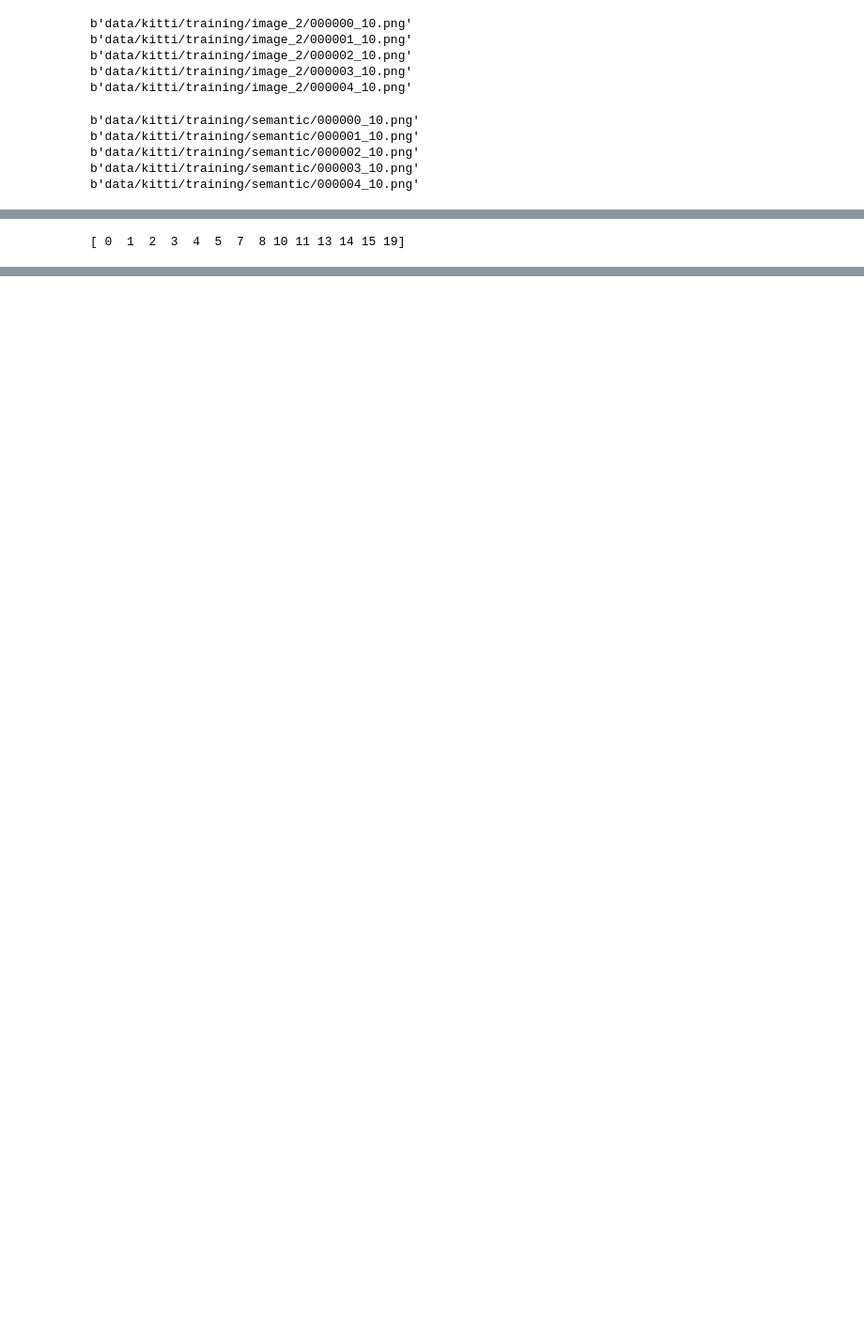
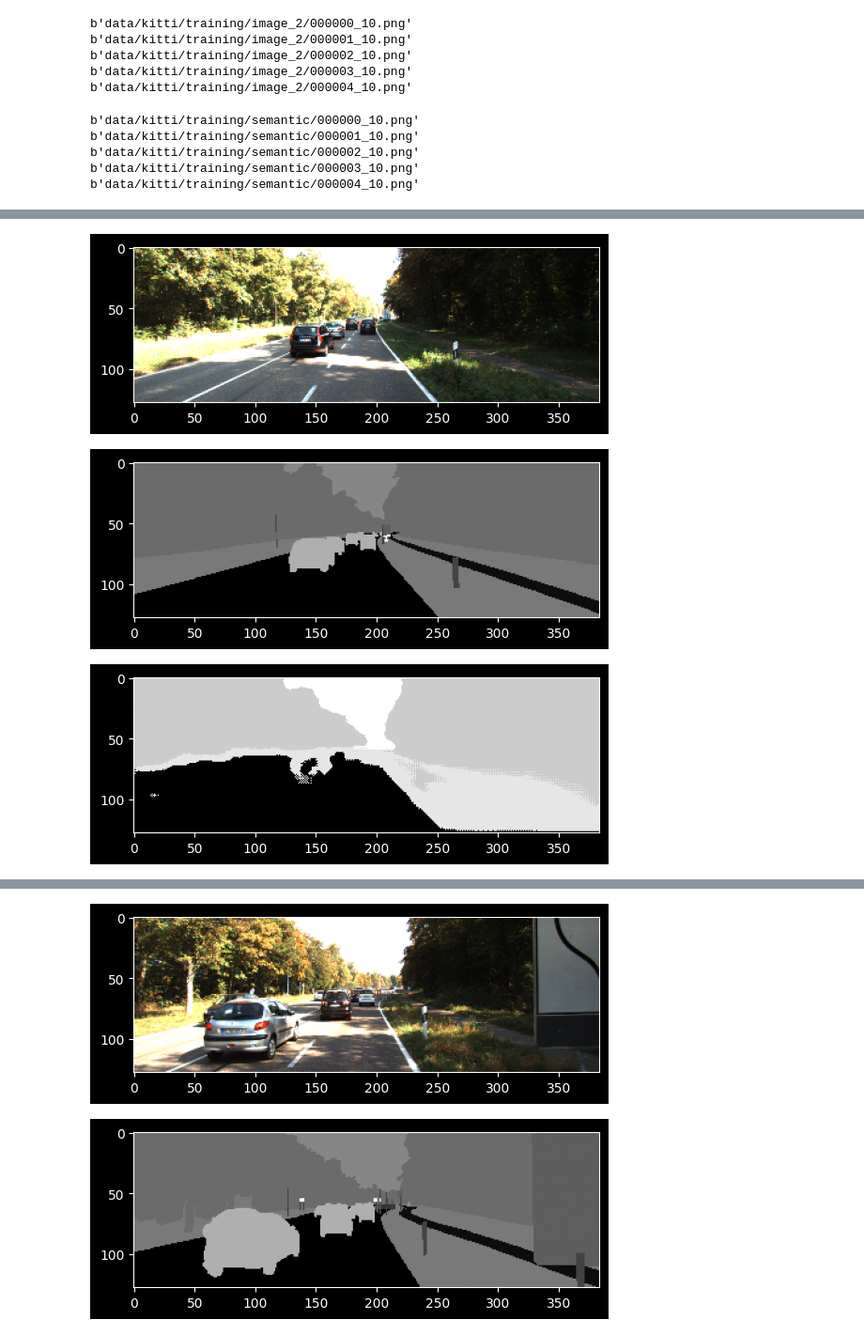
Before and after one commit to kuzeyaldemir0/drive-vision, a Jupyter notebook: notebook.ipynb, the cells around one changed output, grey strips where cells are left out. Shown at 94% size. Saved outputs shown, nothing was run; the diff lists cells and outputs as text; code cells hidden in the pictures; blank space fills up the shorter version.

Commit message:
Baseline U-Net trained: 30 epochs, 74% val acc, batch size experiment, README with results

```diff
--- a/notebook.ipynb
+++ b/notebook.ipynb
@@ -73,7 +74,7 @@ import unet
 importlib.reload(unet)
 from unet import build_unet
 # %%
-model = build_unet((368, 1232, 3), 20)
+model = build_unet((128,384, 3), 20)
 model.summary()
 # %% [output]
 Model: "unet"
@@ -100,10 +101,10 @@ Model: "unet"
 # %%
 model.compile(
     optimizer=tf.keras.optimizers.Adam(learning_rate=0.0001),
-    loss=tf.losses.SparseCategoricalCrossentropy(from_logits=False),
+    loss=tf.losses.SparseCategoricalCrossentropy(from_logits=True),
     metrics=['accuracy']
 )
 # %%
-history = model.fit(train_ds, validation_data=val_ds, epochs=5)
+history = model.fit(train_ds, validation_data=val_ds, epochs=30)
 # %% [output]
 Epoch 1/5
@@ -119,5 +119,0 @@ Epoch 5/5
-# %%
-for image, mask in dataset.take(1):
-    print(np.unique(mask.numpy()))
-# %% [output]
-[ 0  1  2  3  4  5  7  8 10 11 13 14 15 19]
@@ -125,0 +122,12 @@ model.save('checkpoints/baseline_unet_5epochs.keras')
+# %%
+for image, mask in val_ds.take(3):
+    prediction = model.predict(image)
+    predicted_mask = tf.argmax(prediction, axis=-1)
+
+    plt.imshow(image[0])
+    plt.show()
+    plt.imshow(tf.squeeze(mask[0]), cmap='gray')
+    plt.show()
+    plt.imshow(predicted_mask[0], cmap='gray')
+    plt.show()
+# %% [output]
@@ -125,0 +135,3 @@ model.save('checkpoints/baseline_unet_5epochs.keras')
+[figure, added]
+[figure, added]
+[figure, added]
@@ -125,0 +139,2 @@ model.save('checkpoints/baseline_unet_5epochs.keras')
+[figure, added]
+[figure, added]
```
Also changed, not shown: parts of 9 cells of this notebook, 2 other files.
